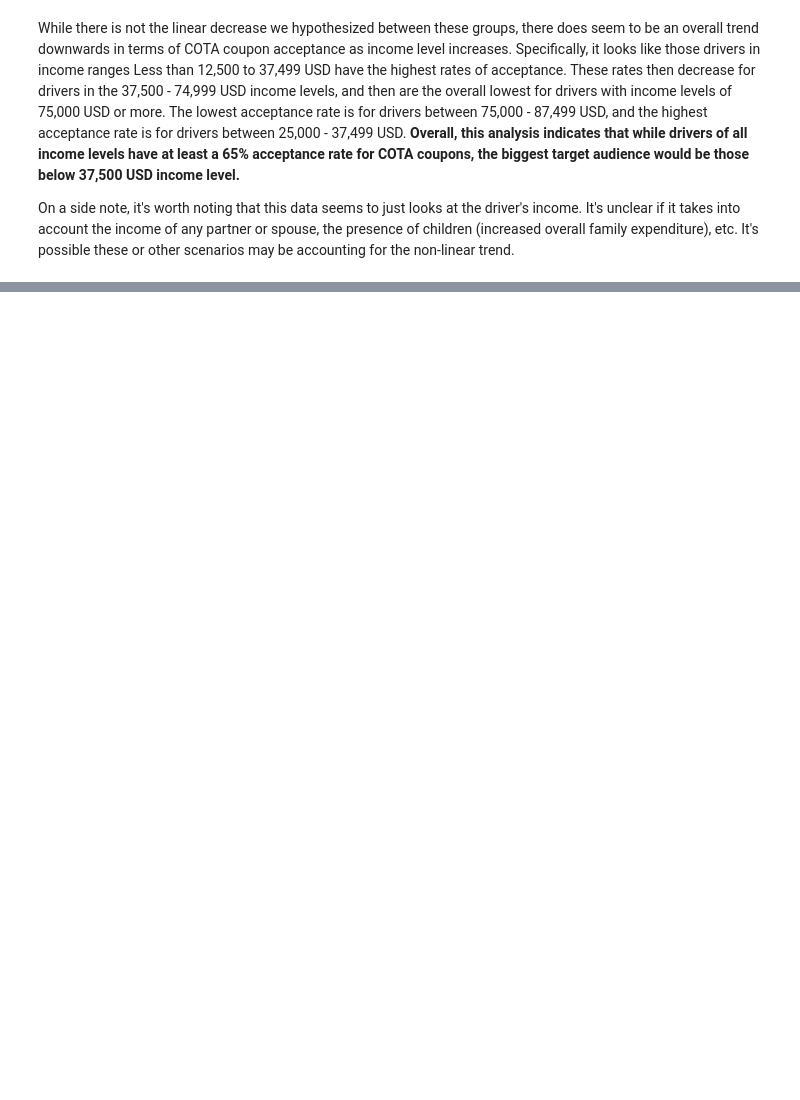
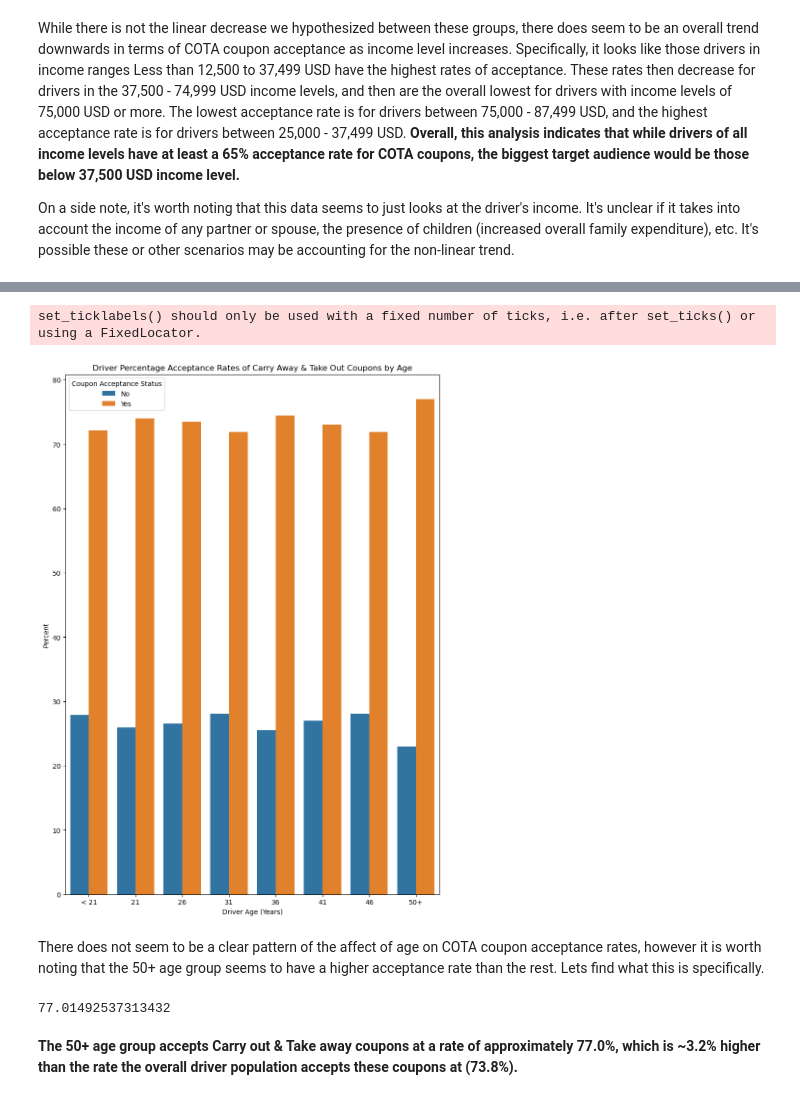
Before and after one commit to Keshav-G/Will-the-Customer-Accept-the-Coupon, a Jupyter notebook: Assignment 5.1_Will the Buyer Accept the Coupon_Keshav.ipynb, the cells around one changed output, grey strips where cells are left out. Drawn from its saved outputs; the diff is of its cells as text; code cells hidden in the pictures; blank space fills up the shorter version.

```diff
--- a/Assignment 5.1_Will the Buyer Accept the Coupon_Keshav.ipynb
+++ b/Assignment 5.1_Will the Buyer Accept the Coupon_Keshav.ipynb
@@ -696,0 +788,6 @@ Now let's see how direction and having a kid in the car may have affected accept
+# %%
+# Get age counts
+
+cota_age_counts = pd.DataFrame(data_coupons_cota_subset["age"].value_counts()).rename(columns = {"count" : "Counts"})
+
+cota_age_counts
@@ -696,0 +805,6 @@ Now let's see how direction and having a kid in the car may have affected accept
+# %%
+# Get age counts by acceptance of COTA coupon
+
+cota_age_counts_acceptance = pd.DataFrame(data_coupons_cota_subset.groupby(["age", "Y"])[["age"]].count()).rename(columns = {"age" : "Counts"})
+
+cota_age_counts_acceptance
@@ -696,0 +830,44 @@ Now let's see how direction and having a kid in the car may have affected accept
+# %%
+# Increase the size of the plot
+
+plt.subplots(figsize = (10, 14))
+
+cota_age_acceptance_percentage = (cota_age_counts_acceptance / cota_age_counts) * 100
+
+cota_age_acceptance_percentage = cota_age_acceptance_percentage.reset_index()
+
+cota_age_acceptance_percentage.columns = ["Age", "Coupon Acceptance Status", "Counts"]
+
+# For clarity, in the "Coupon Acceptance Status Column change 0 to No and 1 to Yes"
+
+cota_age_acceptance_percentage["Coupon Acceptance Status"] = cota_age_acceptance_percentage["Coupon Acceptance Status"].map({0: "No", 1 : "Yes"})
+
+
+# Plot
+
+age_acceptance_percent_plot = sns.barplot(cota_age_acceptance_percentage, x = "Age", y = "Counts", hue = "Coupon Acceptance Status", order = ["below21", "21", "26", "31", "36", "41", "46", "50plus"])
+
+
+age_acceptance_percent_plot.set(xlabel = "Driver Age (Years)", ylabel = "Percent",
+                                title = "Driver Percentage Acceptance Rates of Carry Away & Take Out Coupons by Age")
+
+
+# Relabel x-axis ticks for clarity
+
+age_acceptance_percent_plot.set_xticklabels(["< 21", "21", "26", "31", "36", "41", "46", "50+"])
+
+
+plt.show()
+# %% [output]
+set_ticklabels() should only be used with a fixed number of ticks, i.e. after set_ticks() or using a FixedLocator.
+[figure, added]
+# %% [markdown]
+There does not seem to be a clear pattern of the affect of age on COTA coupon acceptance rates, however it is worth noting that the 50+ age group seems to have a higher acceptance rate than the rest. Lets find what this is specifically.
+# %%
+data_coupons_cota_subset_50plus = data_coupons_cota_subset[data_coupons_cota_subset["age"] == "50plus"]
+
+(data_coupons_cota_subset_50plus[data_coupons_cota_subset_50plus["Y"] == 1].shape[0] / data_coupons_cota_subset_50plus.shape[0]) * 100
+# %% [output]
+77.01492537313432
+# %% [markdown]
+**The 50+ age group accepts Carry out & Take away coupons at a rate of approximately 77.0%, which is ~3.2% higher than the rate the overall driver population accepts these coupons at (73.8%).**
```
Also changed, not shown: parts of 21 cells of this notebook.
